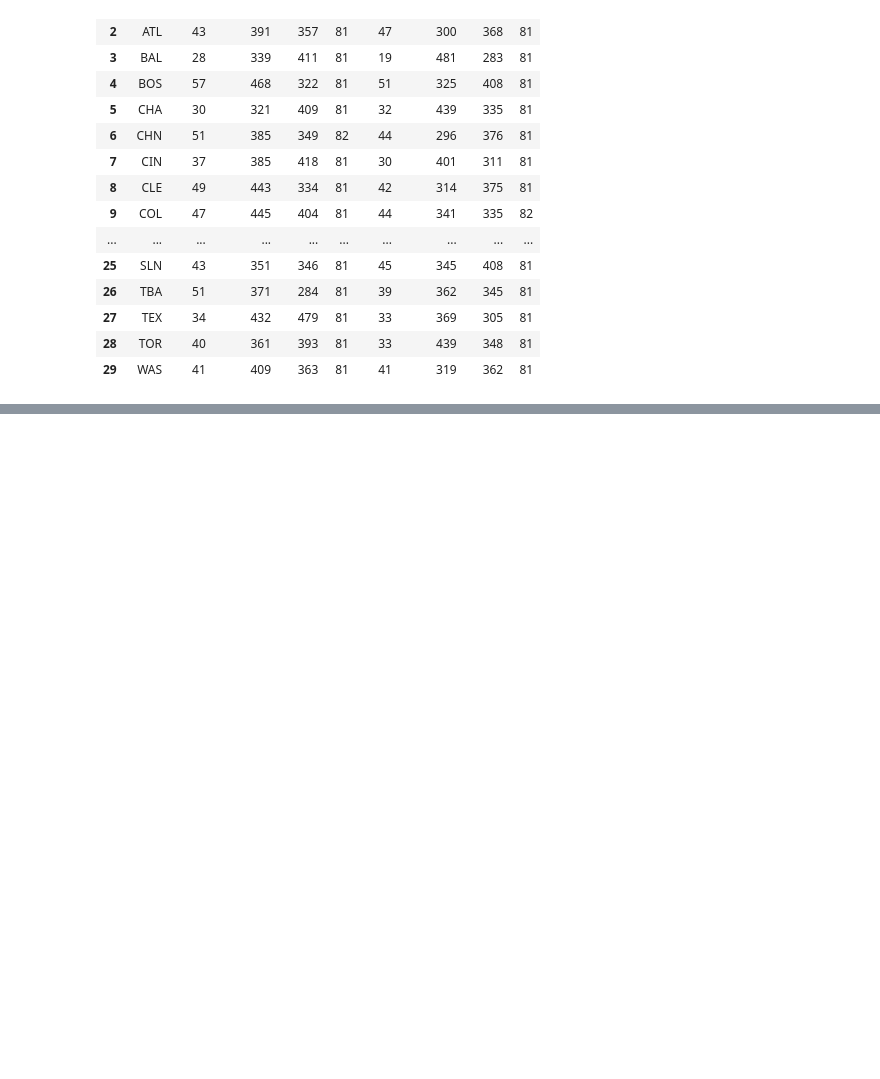
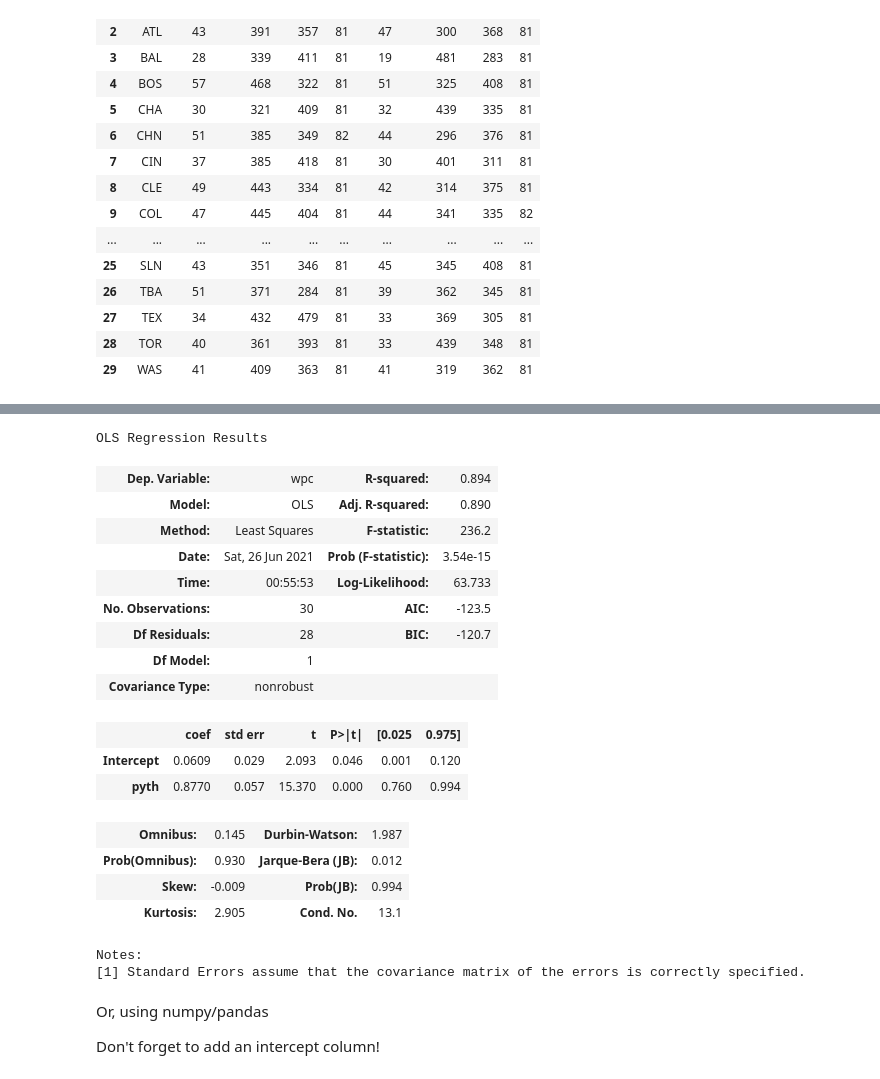
Before and after one commit to bartev/sporty, a Jupyter notebook: notebooks/01-pythagorean-expectation-and-mlb.ipynb, the cells around one changed output, grey strips where cells are left out. Saved outputs shown, nothing was run; the diff lists cells and outputs as text; code cells hidden in the pictures; blank space fills up the shorter version.

```diff
--- a/notebooks/01-pythagorean-expectation-and-mlb.ipynb
+++ b/notebooks/01-pythagorean-expectation-and-mlb.ipynb
@@ -196,0 +247,31 @@ MLB18
+# %%
+# ols = ordinary least squares
+# using R style formulas
+python_lm = smf.ols(formula='wpc ~ pyth', data=MLB18).fit()
+# %%
+results = python_lm.summary()
+results
+# %% [output]
+OLS Regression Results
+| Dep. Variable: | wpc | R-squared: | 0.894 |
+| Model: | OLS | Adj. R-squared: | 0.890 |
+| Method: | Least Squares | F-statistic: | 236.2 |
+| Date: | Sat, 26 Jun 2021 | Prob (F-statistic): | 3.54e-15 |
+| Time: | 00:55:53 | Log-Likelihood: | 63.733 |
+| No. Observations: | 30 | AIC: | -123.5 |
+| Df Residuals: | 28 | BIC: | -120.7 |
+| Df Model: | 1 |  |  |
+| Covariance Type: | nonrobust |  |  |
+|  | coef | std err | t | P>|t| | [0.025 | 0.975] |
+| Intercept | 0.0609 | 0.029 | 2.093 | 0.046 | 0.001 | 0.120 |
+| pyth | 0.8770 | 0.057 | 15.370 | 0.000 | 0.760 | 0.994 |
+| Omnibus: | 0.145 | Durbin-Watson: | 1.987 |
+| Prob(Omnibus): | 0.930 | Jarque-Bera (JB): | 0.012 |
+| Skew: | -0.009 | Prob(JB): | 0.994 |
+| Kurtosis: | 2.905 | Cond. No. | 13.1 |
+Notes:
+[1] Standard Errors assume that the covariance matrix of the errors is correctly specified.
+# %% [markdown]
+Or, using numpy/pandas
+
+Don't forget to add an intercept column!
```
Also changed, not shown: parts of 18 cells of this notebook, 4 other files.
